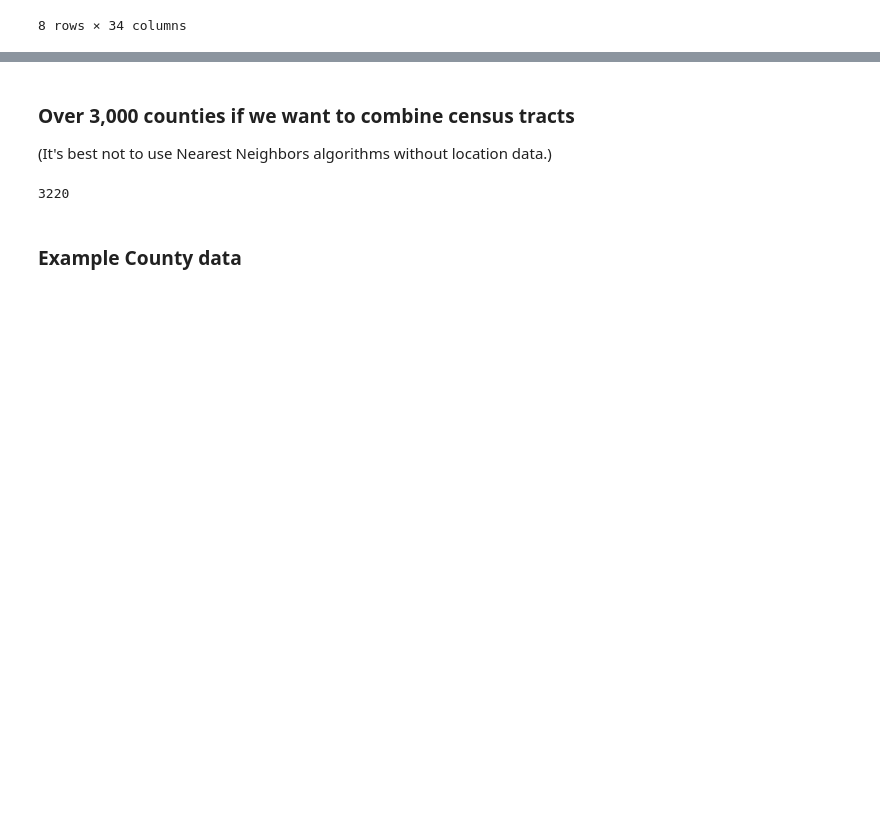
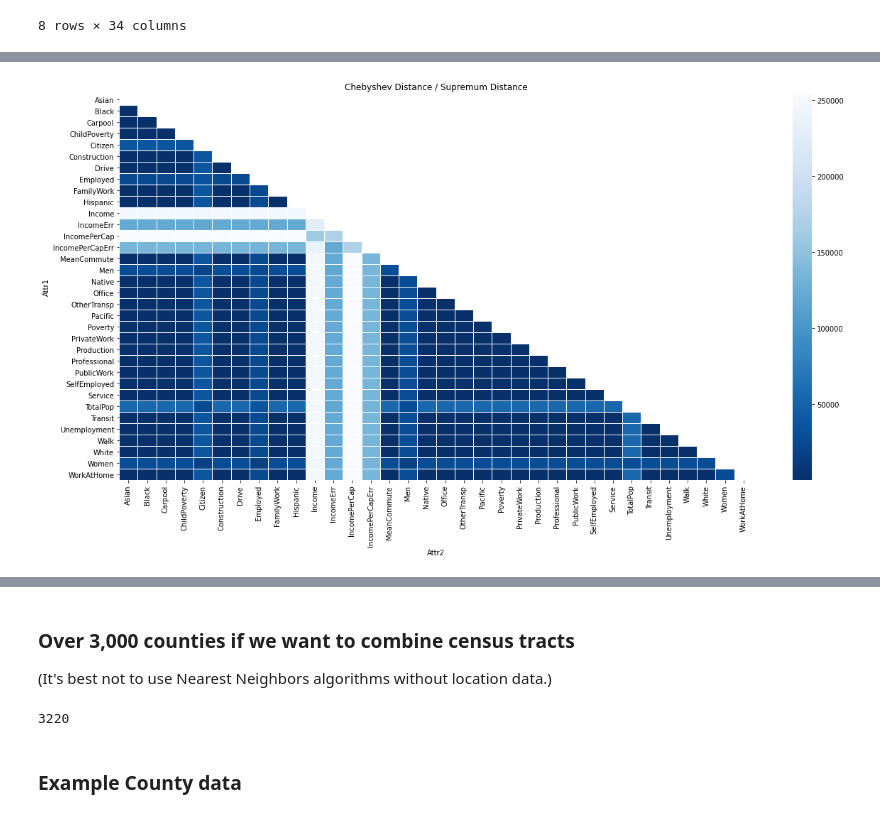
Before and after one commit to business-ui/python_projects, a Jupyter notebook: ACS.ipynb, the cells around one changed output, grey strips where cells are left out. Saved outputs shown, nothing was run; the diff lists cells and outputs as text; code cells hidden in the pictures; blank space fills up the shorter version.

```diff
--- a/ACS.ipynb
+++ b/ACS.ipynb
@@ -128,0 +235,19 @@ df.describe()
+# %%
+chebyshev_df = pd.DataFrame(columns=['Attr1','Attr2','Distance']).astype('float64')
+for col in similarity_df:
+    for col2 in similarity_df:
+        chebyshev_df = chebyshev_df.append({'Attr1':col,
+                                            'Attr2':col2,
+                                            'Distance':chebyshev(similarity_df[col], similarity_df[col2])},
+                                           ignore_index=True)
+# %%
+mask = np.zeros_like(chebyshev_df.pivot("Attr1","Attr2","Distance"))
+# %%
+mask[np.triu_indices_from(mask)] = True
+# %%
+fig, ax = plt.subplots(figsize=(20,10))
+
+ax = sns.heatmap(chebyshev_df.pivot("Attr1","Attr2","Distance"), cmap='Blues_r', mask=mask, linewidths=.5,linecolor='white')
+ax.set_title("Chebyshev Distance / Supremum Distance");
+# %% [output]
+[figure, added]
```
Also changed, not shown: parts of 45 cells of this notebook.
